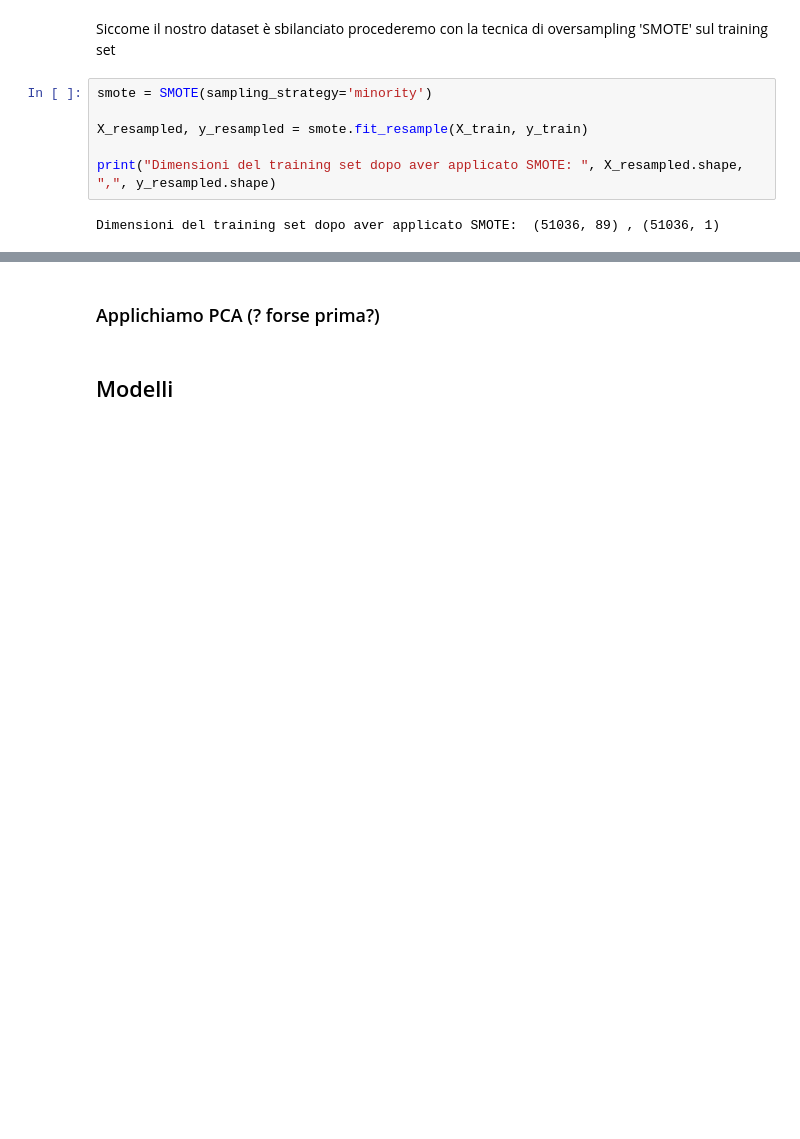
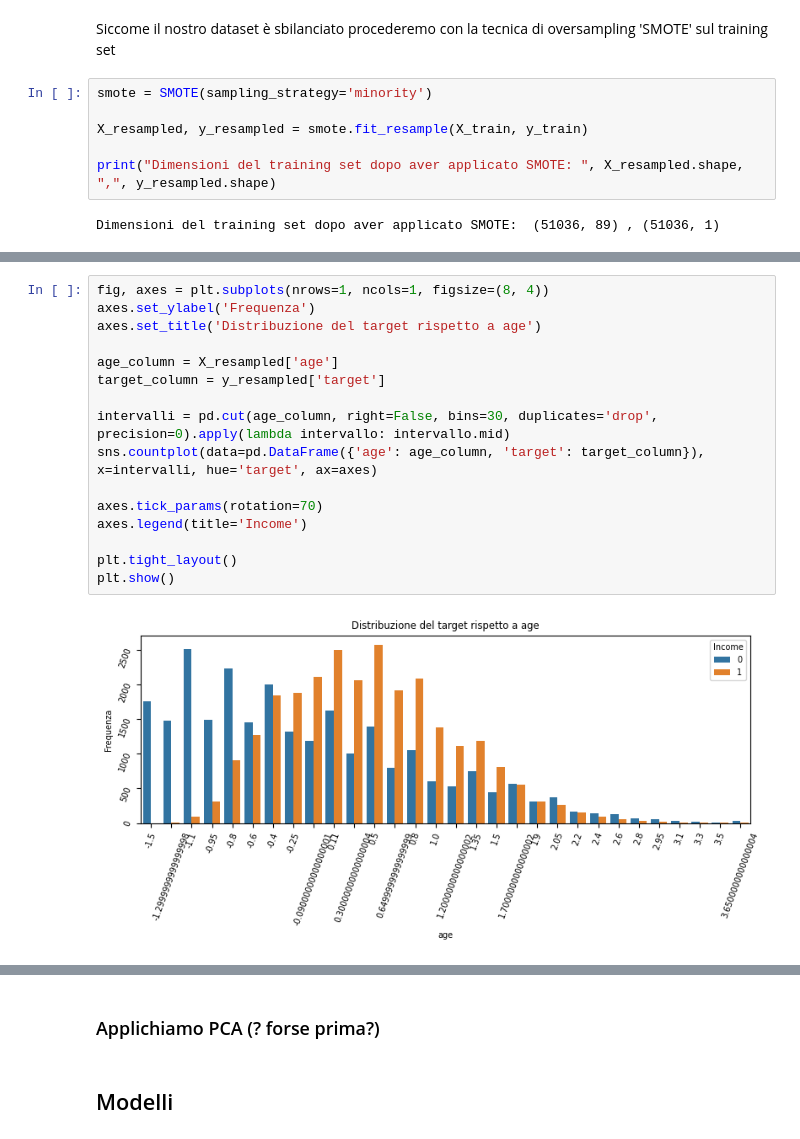
Before and after one commit to NicoSanse/ML_Project, a Jupyter notebook: Project.ipynb, the cells around one changed output, grey strips where cells are left out. Drawn from its saved outputs; the diff is of its cells as text; blank space fills up the shorter version.

```diff
--- a/Project.ipynb
+++ b/Project.ipynb
@@ -1182,0 +1205,18 @@ Dimensioni del training set dopo aver applicato SMOTE:  (51036, 89) , (51036, 1)
+# %%
+fig, axes = plt.subplots(nrows=1, ncols=1, figsize=(8, 4))
+axes.set_ylabel('Frequenza')
+axes.set_title('Distribuzione del target rispetto a age')
+
+age_column = X_resampled['age']
+target_column = y_resampled['target']
+
+intervalli = pd.cut(age_column, right=False, bins=30, duplicates='drop', precision=0).apply(lambda intervallo: intervallo.mid)
+sns.countplot(data=pd.DataFrame({'age': age_column, 'target': target_column}), x=intervalli, hue='target', ax=axes)
+
+axes.tick_params(rotation=70)
+axes.legend(title='Income')
+
+plt.tight_layout()
+plt.show()
+# %% [output]
+[figure, added]
```
Also changed, not shown: parts of 14 cells of this notebook.
